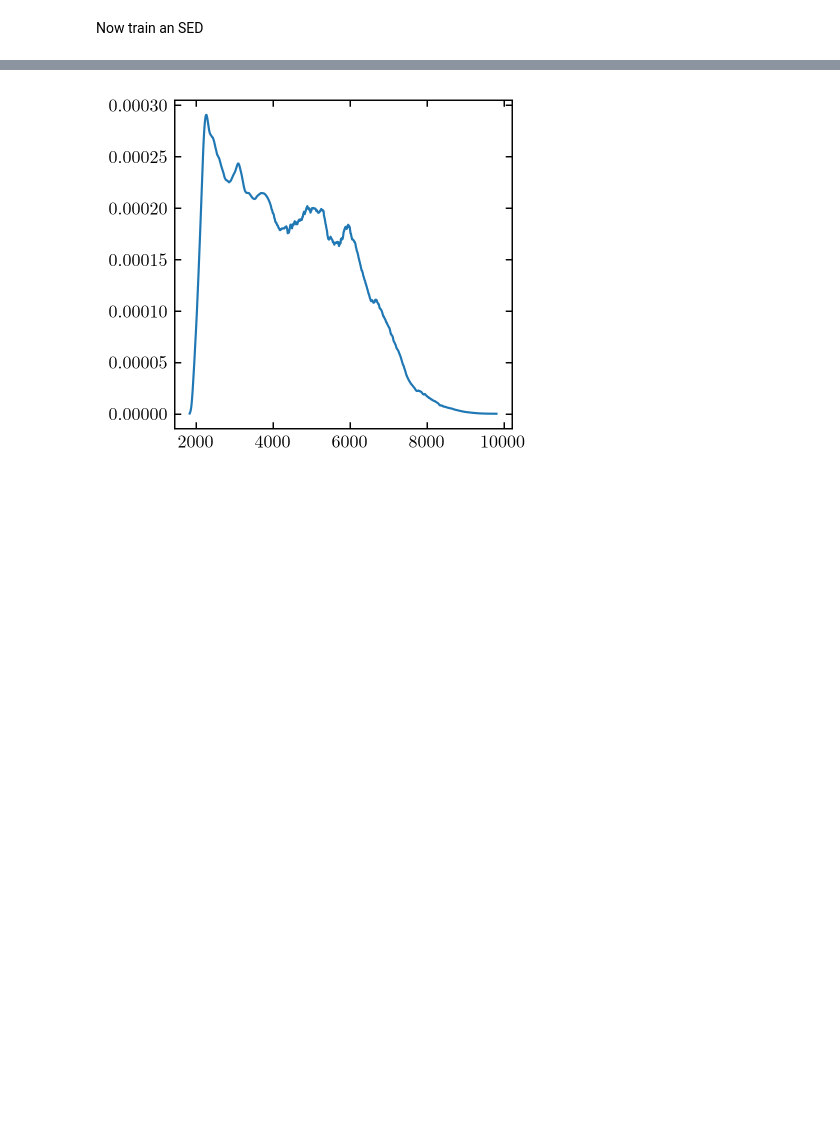
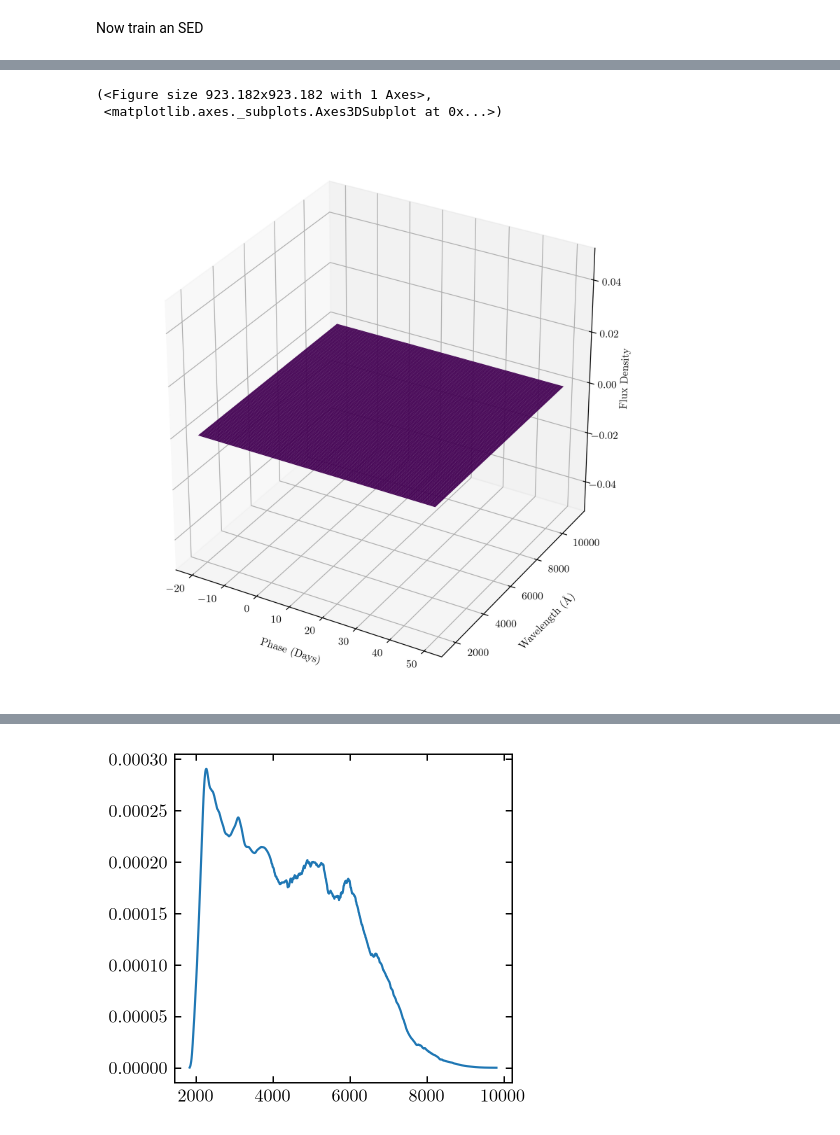
Before and after one commit to jfcrenshaw/sn_lightcurve_learning, a Jupyter notebook: new_learning_ex.ipynb, the cells around one changed output, grey strips where cells are left out. Drawn from its saved outputs; the diff is of its cells as text; code cells hidden in the pictures; blank space fills up the shorter version.

```diff
--- a/new_learning_ex.ipynb
+++ b/new_learning_ex.ipynb
@@ -85,3 +91,9 @@ Wall time: 20.1 s
+# %%
+lcn.surface_plot()
+# %% [output]
+(<Figure size 923.182x923.182 with 1 Axes>,
+ <matplotlib.axes._subplots.Axes3DSubplot at 0x...>)
+[figure, added]
 # %%
 SED = lc.sed_slice(T)
 
```
Also changed, not shown: parts of 5 cells of this notebook, 6 other files.
